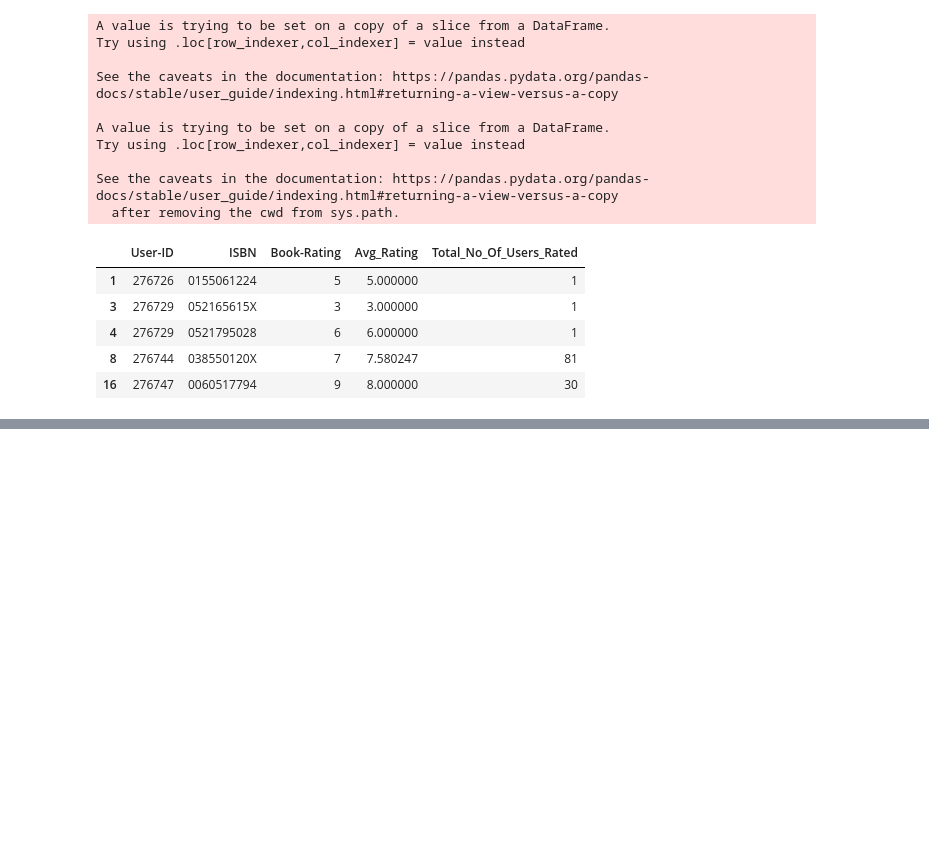
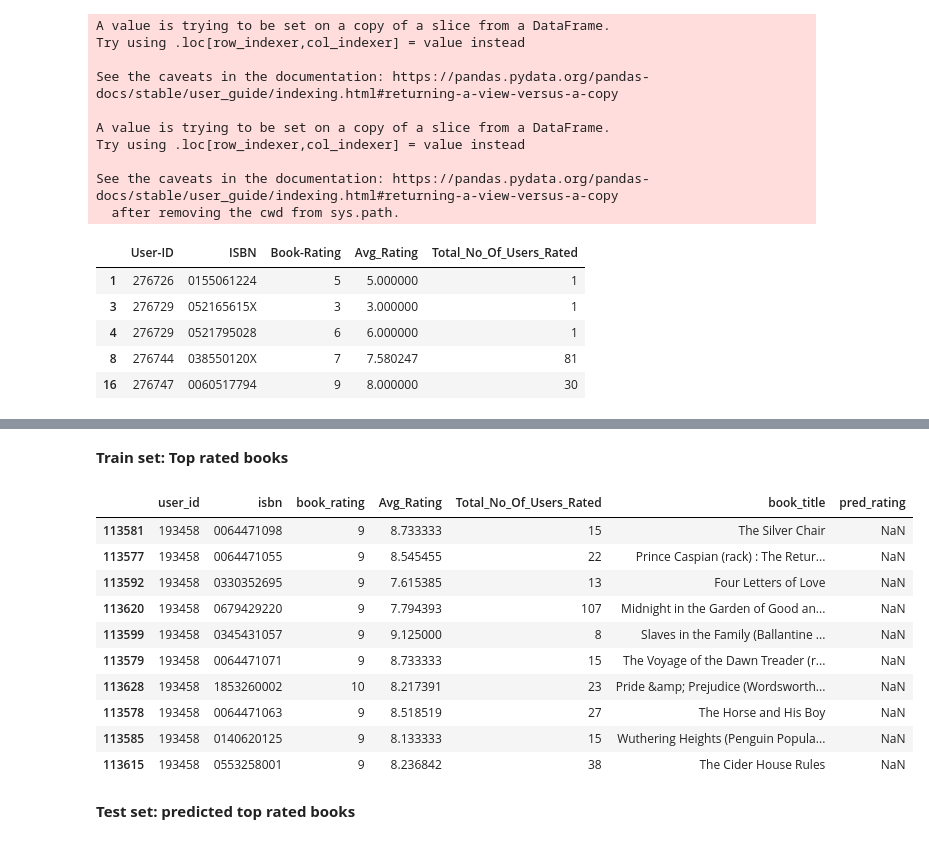
Before and after one commit to Gauravgade3/Book-Recommendation-System, a Jupyter notebook: Book_Recommendation_System_Capstone_Project_Gaurav_Gade.ipynb, the cells around one changed output, grey strips where cells are left out. Drawn from its saved outputs; the diff is of its cells as text; code cells hidden in the pictures; blank space fills up the shorter version.

```diff
--- a/Book_Recommendation_System_Capstone_Project_Gaurav_Gade.ipynb
+++ b/Book_Recommendation_System_Capstone_Project_Gaurav_Gade.ipynb
@@ -454,0 +692,26 @@ ratings_explicit.head()
+# %%
+df_books = books.copy()
+df_books.rename(columns = {'ISBN':'isbn' ,'Book-Title':'book_title'},inplace=True)
+df_ext = df.merge(df_books[['isbn', 'book_title']], on='isbn', how='left')
+df_ext = df_ext.merge(df_pred[['isbn', 'user_id', 'pred_rating']], on=['isbn', 'user_id'], how='left')
+# %% [markdown]
+**Train set: Top rated books**
+# %%
+selected_user_id = 193458
+df_user = df_ext[df_ext['user_id']==selected_user_id]
+
+df_user[(df_user['pred_rating'].isna())&(df_user['book_rating']>=9)].sample(10)
+# %% [output]
+|  | user_id | isbn | book_rating | Avg_Rating | Total_No_Of_Users_Rated | book_title | pred_rating |
+| 113581 | 193458 | 0064471098 | 9 | 8.733333 | 15 | The Silver Chair | NaN |
+| 113577 | 193458 | 0064471055 | 9 | 8.545455 | 22 | Prince Caspian (rack) : The Retur... | NaN |
+| 113592 | 193458 | 0330352695 | 9 | 7.615385 | 13 | Four Letters of Love | NaN |
+| 113620 | 193458 | 0679429220 | 9 | 7.794393 | 107 | Midnight in the Garden of Good an... | NaN |
+| 113599 | 193458 | 0345431057 | 9 | 9.125000 | 8 | Slaves in the Family (Ballantine ... | NaN |
+| 113579 | 193458 | 0064471071 | 9 | 8.733333 | 15 | The Voyage of the Dawn Treader (r... | NaN |
+| 113628 | 193458 | 1853260002 | 10 | 8.217391 | 23 | Pride &amp; Prejudice (Wordsworth... | NaN |
+| 113578 | 193458 | 0064471063 | 9 | 8.518519 | 27 | The Horse and His Boy | NaN |
+| 113585 | 193458 | 0140620125 | 9 | 8.133333 | 15 | Wuthering Heights (Penguin Popula... | NaN |
+| 113615 | 193458 | 0553258001 | 9 | 8.236842 | 38 | The Cider House Rules | NaN |
+# %% [markdown]
+**Test set: predicted top rated books**
```
Also changed, not shown: parts of 30 cells of this notebook.
